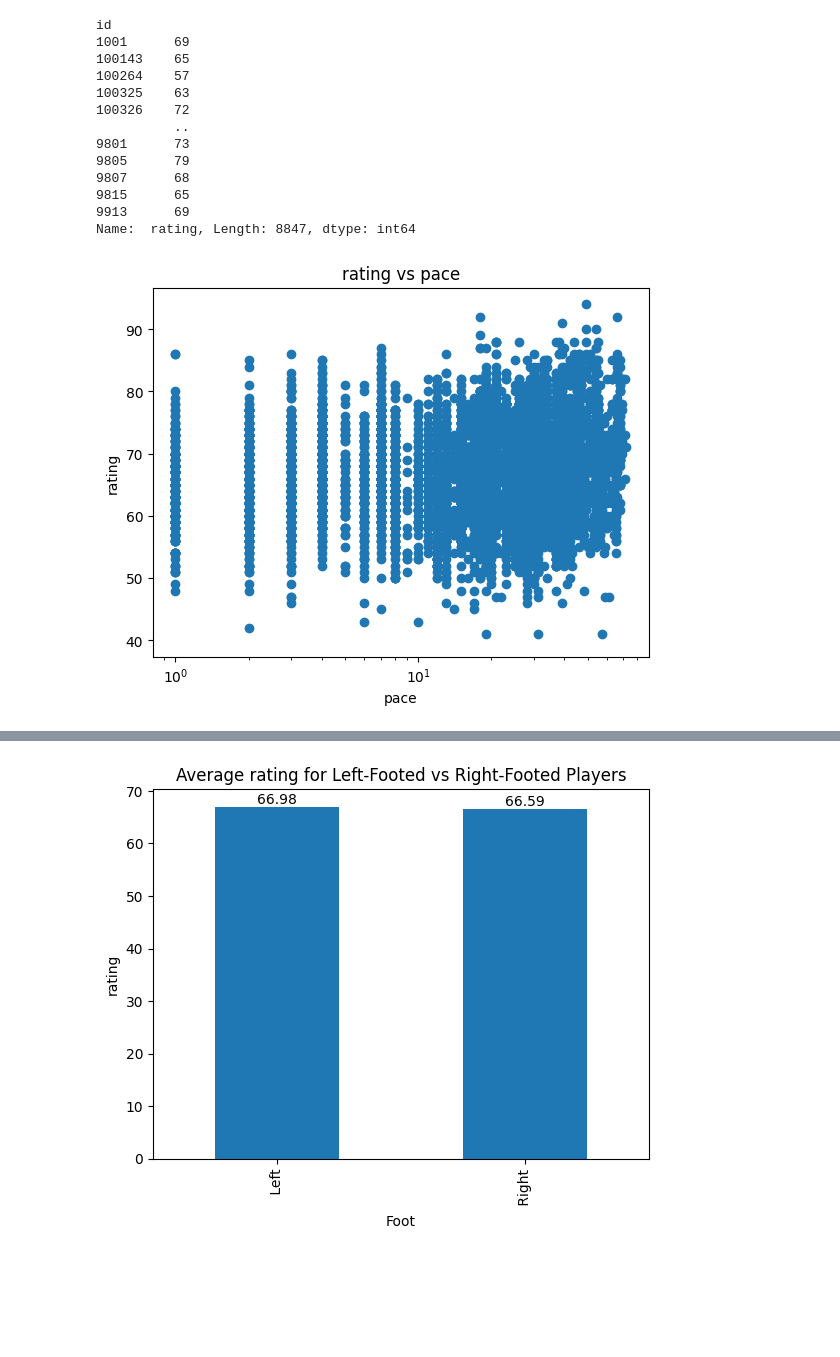
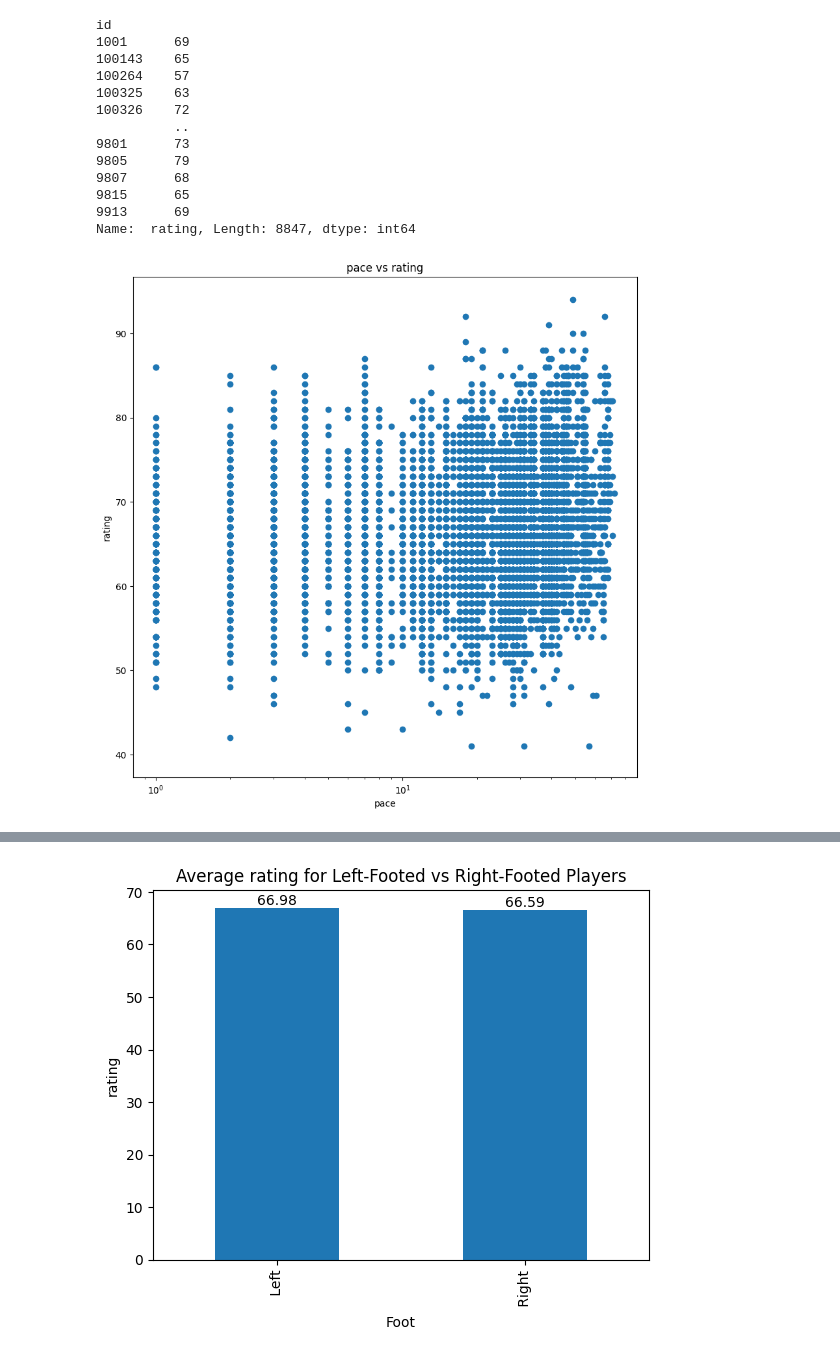
Before and after one commit to Francesfahey/BigData, a Jupyter notebook: fifaCA26_4_23.ipynb, the cells around one changed output, grey strips where cells are left out. Cells and saved outputs as stored; diff of their text form; code cells hidden in the pictures; blank space fills up the shorter version.

```diff
--- a/fifaCA26_4_23.ipynb
+++ b/fifaCA26_4_23.ipynb
@@ -76,13 +76,15 @@ id
 Name:  rating, Length: 8847, dtype: int64
 # %%
 import matplotlib.pyplot as plt
+plt.figure(figsize=(10,10)) # Increase the figure size
 plt.scatter(pace, rating)
 
 plt.xlabel('pace')
 plt.ylabel('rating')
-plt.title('rating vs pace')
+plt.title('pace vs rating')
+
 
 plt.xscale('log')
 plt.show()
 # %% [output]
-[figure, old version]
+[figure, new version]
```
Also changed, not shown: parts of 11 cells of this notebook.
